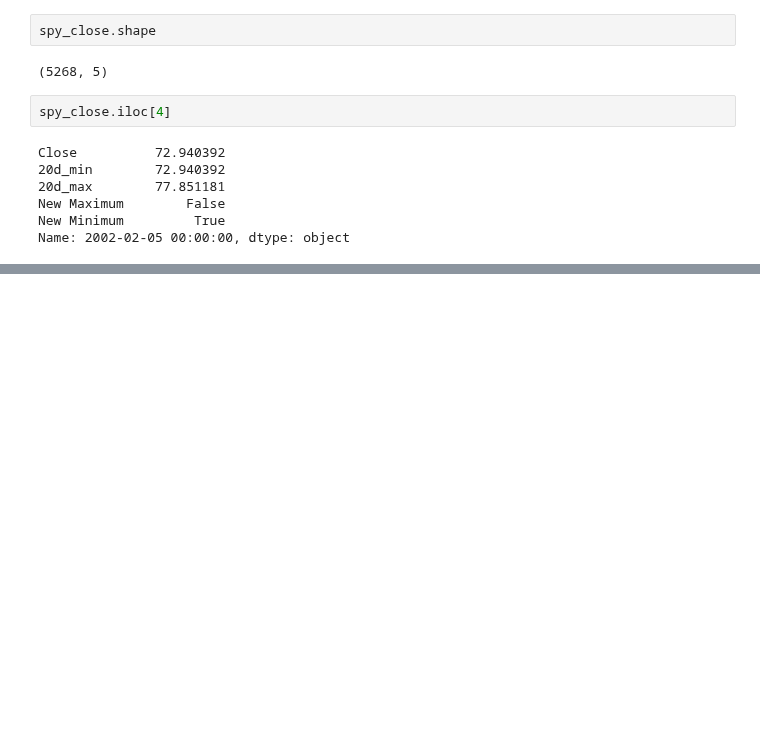
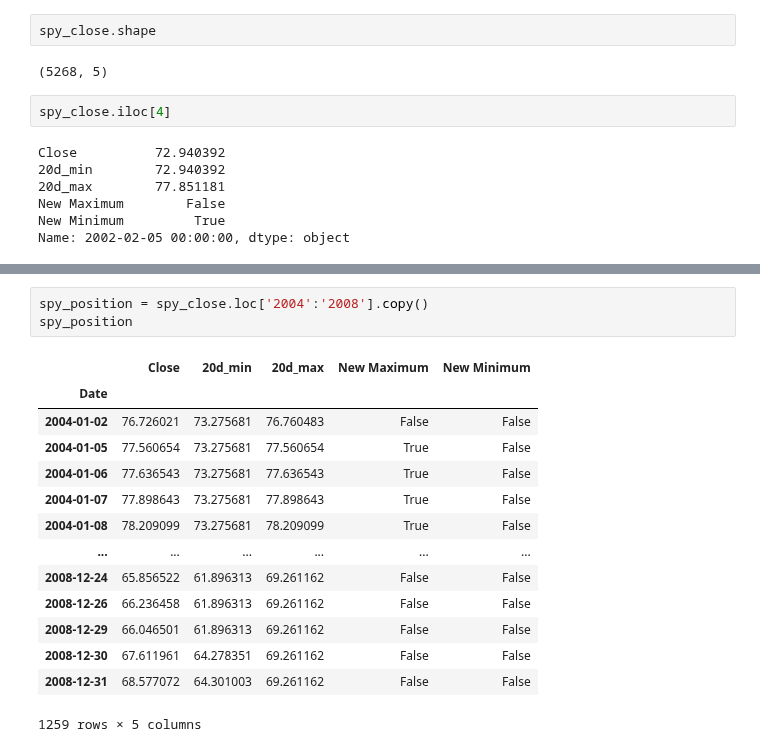
Before and after one commit to fadeeva/stock_market_research, a Jupyter notebook: classic/turtle_soup/simple/simple_TURTLE_SOUP.ipynb, the cells around one changed output, grey strips where cells are left out. Cells and saved outputs as stored; diff of their text form; blank space fills up the shorter version.

```diff
--- a/classic/turtle_soup/simple/simple_TURTLE_SOUP.ipynb
+++ b/classic/turtle_soup/simple/simple_TURTLE_SOUP.ipynb
@@ -214,0 +236,18 @@ Name: 2002-02-05 00:00:00, dtype: object
+# %%
+spy_position = spy_close.loc['2004':'2008'].copy()
+spy_position
+# %% [output]
+|  | Close | 20d_min | 20d_max | New Maximum | New Minimum |
+| Date |  |  |  |  |  |
+| 2004-01-02 | 76.726021 | 73.275681 | 76.760483 | False | False |
+| 2004-01-05 | 77.560654 | 73.275681 | 77.560654 | True | False |
+| 2004-01-06 | 77.636543 | 73.275681 | 77.636543 | True | False |
+| 2004-01-07 | 77.898643 | 73.275681 | 77.898643 | True | False |
+| 2004-01-08 | 78.209099 | 73.275681 | 78.209099 | True | False |
+| ... | ... | ... | ... | ... | ... |
+| 2008-12-24 | 65.856522 | 61.896313 | 69.261162 | False | False |
+| 2008-12-26 | 66.236458 | 61.896313 | 69.261162 | False | False |
+| 2008-12-29 | 66.046501 | 61.896313 | 69.261162 | False | False |
+| 2008-12-30 | 67.611961 | 64.278351 | 69.261162 | False | False |
+| 2008-12-31 | 68.577072 | 64.301003 | 69.261162 | False | False |
+1259 rows × 5 columns
```
Also changed, not shown: parts of 12 cells of this notebook.
